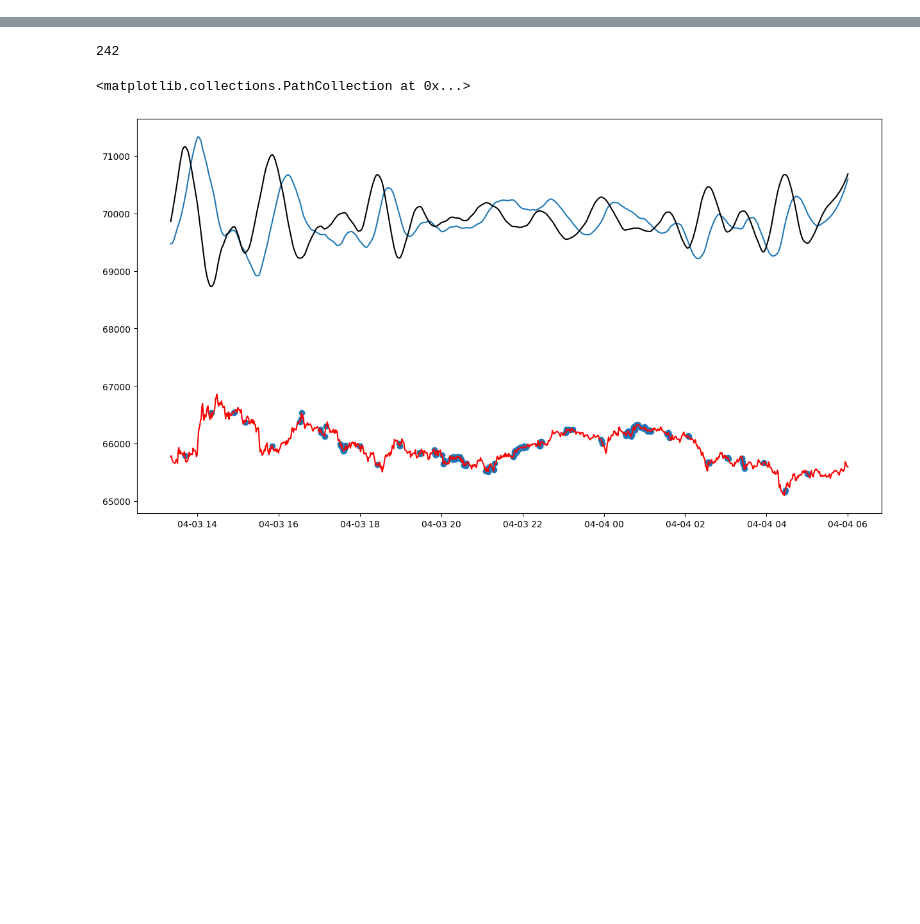
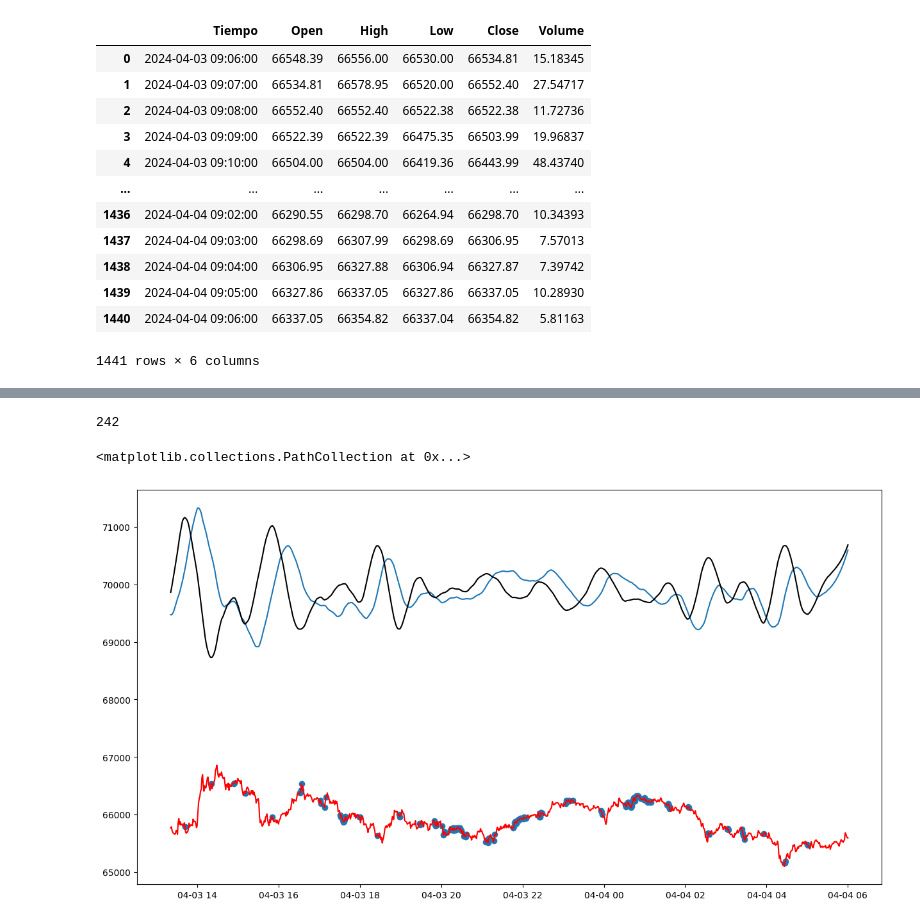
Before and after one commit to Tinmarian/tradingbot, a Jupyter notebook: cristian/scrips/analisis_derivadas_1minuto.ipynb, the cells around one changed output, grey strips where cells are left out. Saved outputs shown, nothing was run; the diff lists cells and outputs as text; code cells hidden in the pictures; blank space fills up the shorter version.

```diff
--- a/cristian/scrips/analisis_derivadas_1minuto.ipynb
+++ b/cristian/scrips/analisis_derivadas_1minuto.ipynb
@@ -7,6 +7,27 @@ import sympy as sp
 import scipy as sc
 import matplotlib.pyplot as plt
 import matplotlib.dates as mdates
+# %%
+# client.get_historical_klines('BTCUSDT','1s','1 hour ago UTC')
+
+prueba = pd.DataFrame(client.get_historical_klines('BTCUSDT','1m','1 hour ago UTC'))
+prueba = recent_data.iloc[:,:6]
+prueba.columns = ['Tiempo','Open','High','Low','Close','Volume']
+prueba
+# %% [output]
+|  | Tiempo | Open | High | Low | Close | Volume |
+| 0 | 2024-04-03 09:06:00 | 66548.39 | 66556.00 | 66530.00 | 66534.81 | 15.18345 |
+| 1 | 2024-04-03 09:07:00 | 66534.81 | 66578.95 | 66520.00 | 66552.40 | 27.54717 |
+| 2 | 2024-04-03 09:08:00 | 66552.40 | 66552.40 | 66522.38 | 66522.38 | 11.72736 |
+| 3 | 2024-04-03 09:09:00 | 66522.39 | 66522.39 | 66475.35 | 66503.99 | 19.96837 |
+| 4 | 2024-04-03 09:10:00 | 66504.00 | 66504.00 | 66419.36 | 66443.99 | 48.43740 |
+| ... | ... | ... | ... | ... | ... | ... |
+| 1436 | 2024-04-04 09:02:00 | 66290.55 | 66298.70 | 66264.94 | 66298.70 | 10.34393 |
+| 1437 | 2024-04-04 09:03:00 | 66298.69 | 66307.99 | 66298.69 | 66306.95 | 7.57013 |
+| 1438 | 2024-04-04 09:04:00 | 66306.95 | 66327.88 | 66306.94 | 66327.87 | 7.39742 |
+| 1439 | 2024-04-04 09:05:00 | 66327.86 | 66337.05 | 66327.86 | 66337.05 | 10.28930 |
+| 1440 | 2024-04-04 09:06:00 | 66337.05 | 66354.82 | 66337.04 | 66354.82 | 5.81163 |
+1441 rows × 6 columns
 # %%
 ## Conexión con Binance para descargar la lista de pares que binance maneja
 from binance import Client
```
Also changed, not shown: parts of 4 cells of this notebook, 1 other file.
